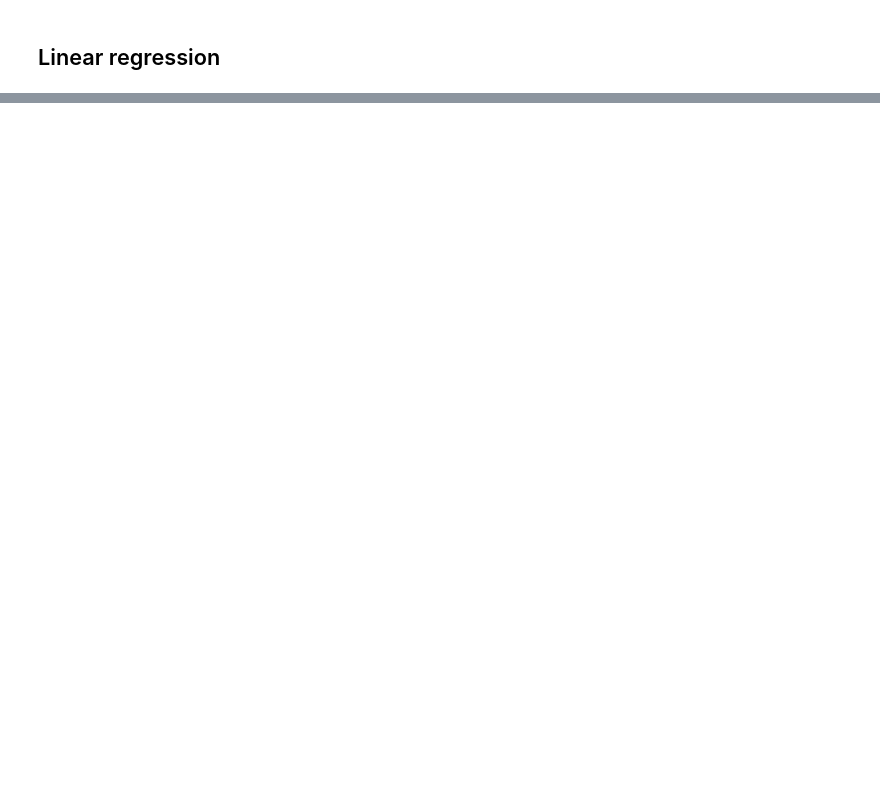
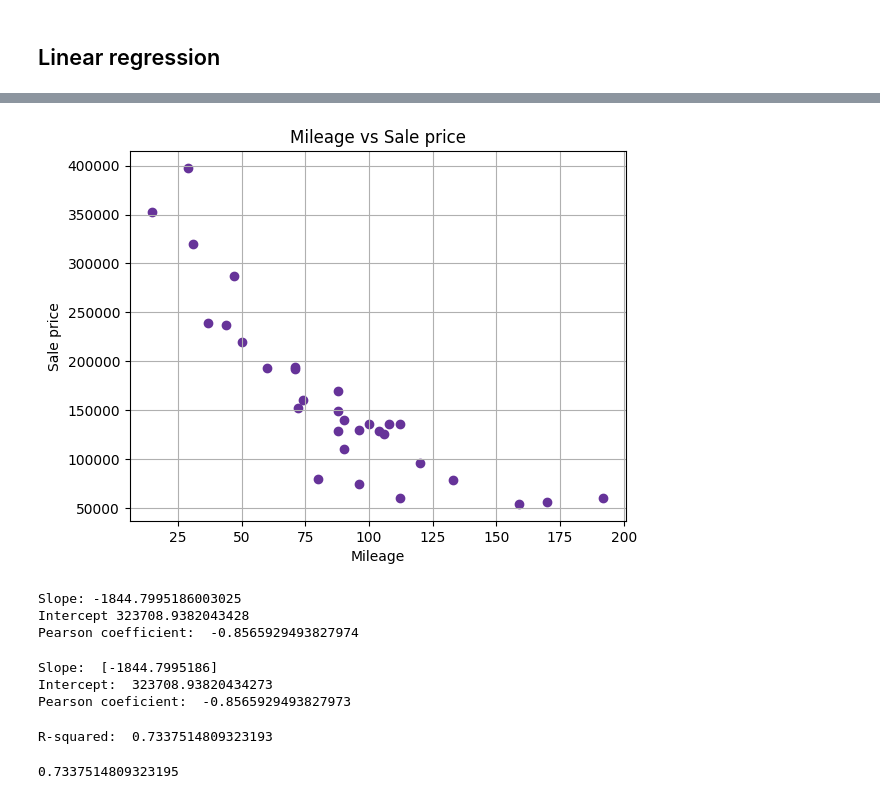
Before and after one commit to tam-pr/stats, a Jupyter notebook: models.ipynb, the cells around one changed output, grey strips where cells are left out. Cells and saved outputs as stored; diff of their text form; code cells hidden in the pictures; blank space fills up the shorter version.

```diff
--- a/models.ipynb
+++ b/models.ipynb
@@ -177,0 +159,13 @@ def getLinearRegression(x,y):
+# %%
+#Checking w built in functions
+
+from sklearn.linear_model import LinearRegression
+
+model = LinearRegression()
+
+X_age = age.values.reshape(-1,1)
+model.fit(X_age, y)
+
+print("Slope: ", model.coef_)
+print("Intercept: ", model.intercept_)
+print("Pearson coeficient: ", age.corr(y))
@@ -177,0 +193,5 @@ def getLinearRegression(x,y):
+# %%
+model = LinearRegression()
+model.fit(X_age, y)
+
+model.score(X_age,y)
@@ -177,0 +249,45 @@ def getLinearRegression(x,y):
+# %%
+plt.scatter(mileage,y, color="rebeccapurple")
+
+plt.xlabel("Mileage")
+plt.ylabel("Sale price")
+plt.title("Mileage vs Sale price")
+
+plt.grid()
+plt.show()
+# %% [output]
+[figure, added]
+# %%
+b1_mileage,b0_mileage,r_mileage= getLinearRegression(mileage,y)
+
+print ("Slope:", b1_mileage)
+print ("Intercept", b0_mileage)
+print ("Pearson coefficient: ", r_mileage)
+# %% [output]
+Slope: -1844.7995186003025
+Intercept 323708.9382043428
+Pearson coefficient:  -0.8565929493827974
+# %%
+model = LinearRegression()
+
+X_mileage = mileage.values.reshape(-1,1)
+model.fit(X_mileage, y)
+
+print("Slope: ", model.coef_)
+print("Intercept: ", model.intercept_)
+print("Pearson coeficient: ", mileage.corr(y))
+# %% [output]
+Slope:  [-1844.7995186]
+Intercept:  323708.93820434273
+Pearson coeficient:  -0.8565929493827973
+# %%
+R_squared_mileage= residualFunctions(mileage,y,b1_mileage,b0_mileage)
+print("R-squared: ", R_squared_mileage)
+# %% [output]
+R-squared:  0.7337514809323193
+# %%
+model = LinearRegression()
+model.fit(X_mileage, y)
+model.score(X_mileage,y)
+# %% [output]
+0.7337514809323195
```
Also changed, not shown: parts of 63 cells of this notebook.
